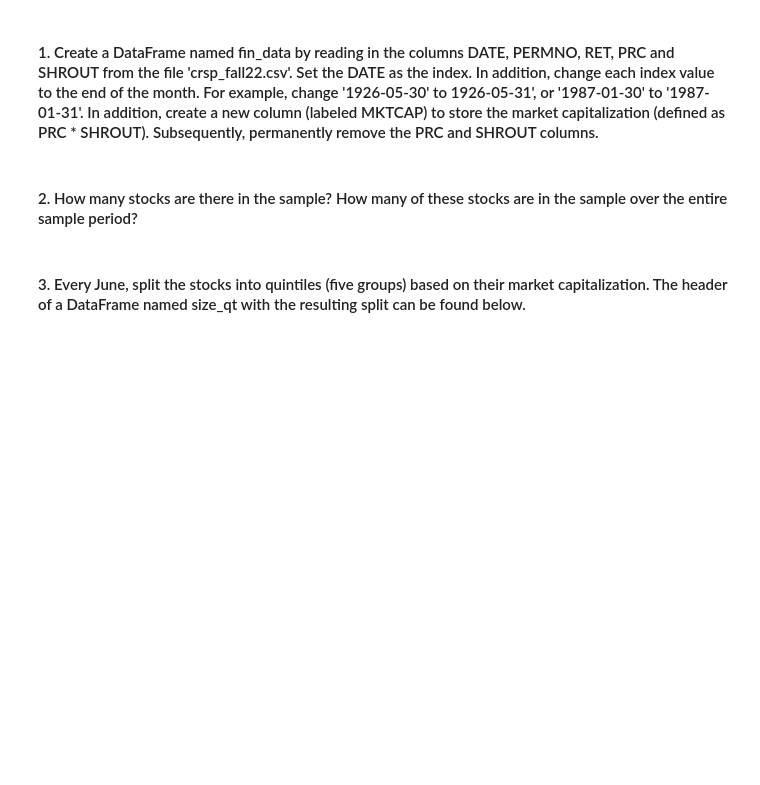
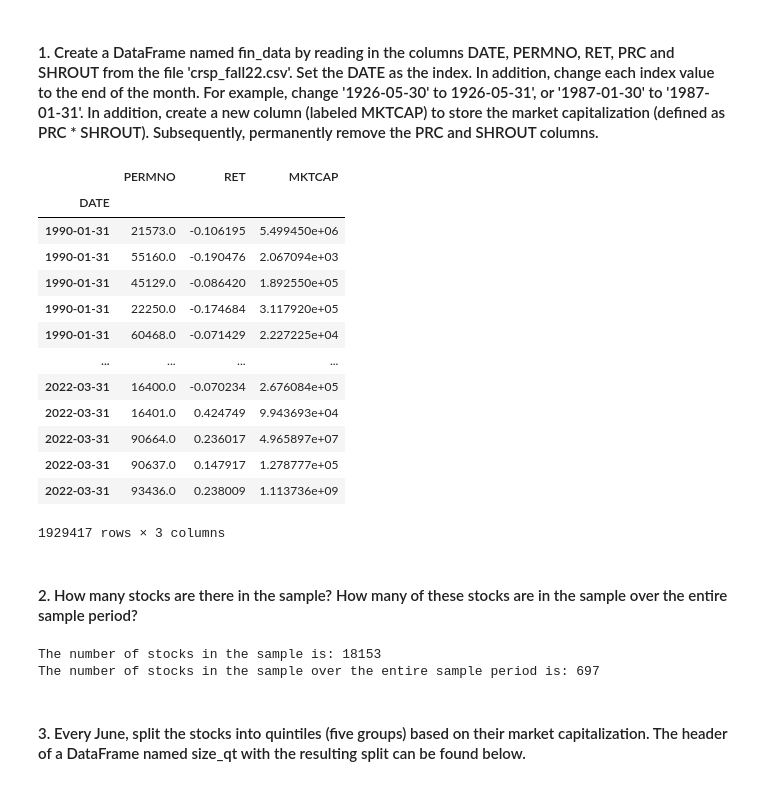
Before and after one commit to kulikj/fina4380-finalproject, a Jupyter notebook: Group Assignment.ipynb, the cells around one changed output. Drawn from its saved outputs; the diff is of its cells as text; code cells hidden in the pictures; blank space fills up the shorter version.

```diff
--- a/Group Assignment.ipynb
+++ b/Group Assignment.ipynb
@@ -176,7 +176,46 @@ Please download the file "crsp_fall22.csv" located in folder Group_Assignment. T
 * CFACSHR - Cumulative factor to adjust shares outstanding
 # %% [markdown]
 #### 1. Create a DataFrame named fin_data by reading in the columns DATE, PERMNO, RET, PRC and SHROUT from the file 'crsp_fall22.csv'. Set the DATE as the index. In addition, change each index value to the end of the month. For example, change '1926-05-30' to 1926-05-31', or '1987-01-30' to '1987-01-31'. In addition, create a new column (labeled MKTCAP) to store the market capitalization (defined as PRC * SHROUT). Subsequently, permanently remove the PRC and SHROUT columns.
+# %%
+fin_data = pd.read_csv('crsp_fall22.csv', usecols=['DATE', 'PERMNO', 'RET', 'PRC', 'SHROUT'])
+
+# convert date col and make the end of the month the index
+fin_data['DATE'] = pd.to_datetime(fin_data['DATE'], format='%Y-%m-%d')
+fin_data.set_index('DATE', inplace=True)
+fin_data.index = fin_data.index + pd.offsets.MonthEnd(0)
+
+# create the MKTCAP column
+fin_data['MKTCAP'] = fin_data['PRC'] * fin_data['SHROUT']
+
+# drop cols
+fin_data.drop(columns=['PRC', 'SHROUT'], inplace=True)
+# %%
+fin_data
+# %% [output]
+|  | PERMNO | RET | MKTCAP |
+| DATE |  |  |  |
+| 1990-01-31 | 21573.0 | -0.106195 | 5.499450e+06 |
+| 1990-01-31 | 55160.0 | -0.190476 | 2.067094e+03 |
+| 1990-01-31 | 45129.0 | -0.086420 | 1.892550e+05 |
+| 1990-01-31 | 22250.0 | -0.174684 | 3.117920e+05 |
+| 1990-01-31 | 60468.0 | -0.071429 | 2.227225e+04 |
+| ... | ... | ... | ... |
+| 2022-03-31 | 16400.0 | -0.070234 | 2.676084e+05 |
+| 2022-03-31 | 16401.0 | 0.424749 | 9.943693e+04 |
+| 2022-03-31 | 90664.0 | 0.236017 | 4.965897e+07 |
+| 2022-03-31 | 90637.0 | 0.147917 | 1.278777e+05 |
+| 2022-03-31 | 93436.0 | 0.238009 | 1.113736e+09 |
+1929417 rows × 3 columns
 # %% [markdown]
 #### 2. How many stocks are there in the sample? How many of these stocks are in the sample over the entire sample period?
+# %%
+num_stocks = fin_data['PERMNO'].nunique()
+print(f"The number of stocks in the sample is: {num_stocks}")
+
+num_entire_stocks = fin_data.groupby('PERMNO').size().value_counts().loc[fin_data.index.nunique()]
+print(f"The number of stocks in the sample over the entire sample period is: {num_entire_stocks}")
+# %% [output]
+The number of stocks in the sample is: 18153
+The number of stocks in the sample over the entire sample period is: 697
 # %% [markdown]
 #### 3. Every June, split the stocks into quintiles (five groups) based on their market capitalization. The header of a DataFrame named size_qt with the resulting split can be found below.
```
Also changed, not shown: parts of 1 cell of this notebook.
